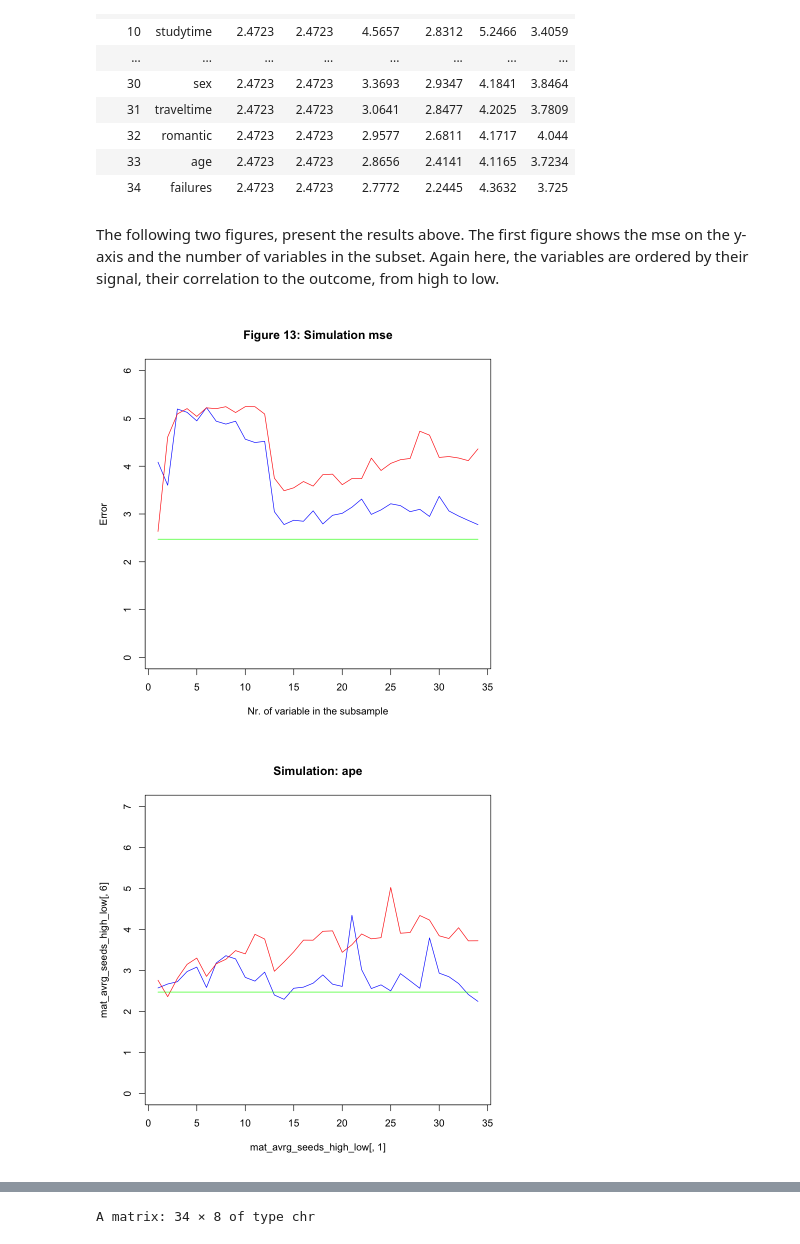
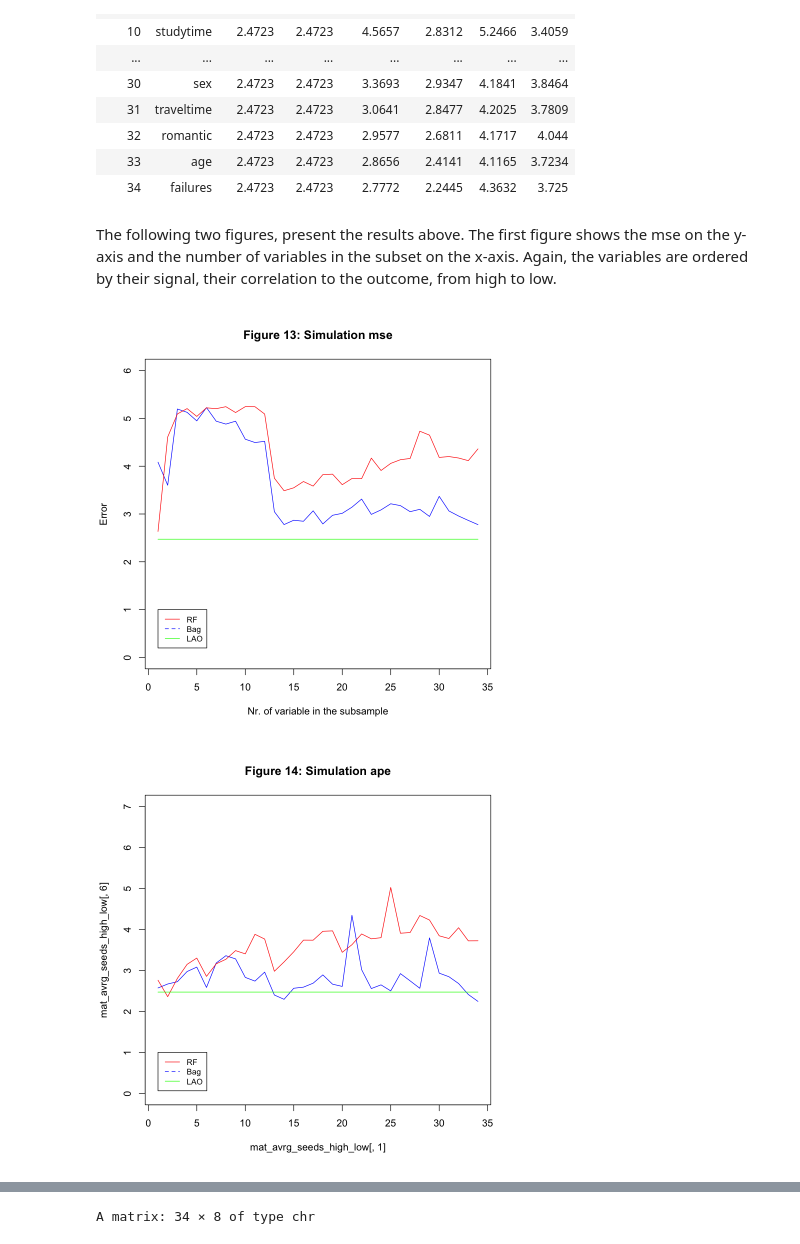
Before and after one commit to agaramow/student_performance, a Jupyter notebook: student_project.ipynb, the cells around one changed output, grey strips where cells are left out. Saved outputs shown, nothing was run; the diff lists cells and outputs as text; code cells hidden in the pictures.

```diff
--- a/student_project.ipynb
+++ b/student_project.ipynb
@@ -504,0 +541,6 @@ A matrix: 1 × 2 of type dbl
+# %%
+# Generate random seeds.
+nr_random_seeds <- 5 # Nr. of random seeds to be generated.
+set.seed(1010) # Set seed.
+random_seeds <- round(runif(nr_random_seeds, 1, 1000)) # Draw random seeds.
+random_seeds
@@ -504,0 +549,17 @@ A matrix: 1 × 2 of type dbl
+# %%
+# Loop through the random seeds generated above and calculate the average of
+# the mse and ape.
+for(si in random_seeds) {
+    set.seed(si)
+    train_test_list_ <- split_train_test_func(student_df, train_share)
+    train_ <- train_test_list_$train
+    test_ <- train_test_list_$test
+    lao_train_ <- train_$G2_math
+    lao_test_ <- test_$G2_math
+    lao_mse_ <- round(error_rate_func(lao_train_, train_$G3_math), 4)
+    lao_ape_ <- round(error_rate_func(lao_test_, test_$G3_math), 4)
+    lao_error_mat_ <- cbind(lao_mse_, lao_ape_)
+    lao_error_mat = (lao_error_mat + lao_error_mat_) / 2
+
+    print(lao_error_mat_)
+}
@@ -1110,20 +1193,24 @@ A matrix: 34 × 8 of type chr
 | 33 | age | 2.4723 | 2.4723 | 2.8656 | 2.4141 | 4.1165 | 3.7234 |
 | 34 | failures | 2.4723 | 2.4723 | 2.7772 | 2.2445 | 4.3632 | 3.725 |
 # %% [markdown]
-The following two figures, present the results above. The first figure shows the mse on the y-axis and the number of variables in the subset. Again here, the variables are ordered by their signal, their correlation to the outcome, from high to low.
+The following two figures, present the results above. The first figure shows the mse on the y-axis and the number of variables in the subset on the x-axis. Again, the variables are ordered by their signal, their correlation to the outcome, from high to low.
 # %%
 plot(mat_avrg_seeds_high_low[, 1], mat_avrg_seeds_high_low[, 5], type = "l",
      col = "blue", ylim = c(0, 6), main = "Figure 13: Simulation mse",
      xlab = "Nr. of variable in the subsample", ylab = "Error")
 lines(mat_avrg_seeds_high_low[, 1], mat_avrg_seeds_high_low[, 7], col = "red")
 lines(mat_avrg_seeds_high_low[, 1], mat_avrg_seeds_high_low[, 3], col = "green")
+legend(1, 1, legend=c("RF", "Bag", "LAO"),
+       col=c("red", "blue", "green"), lty=1:2, cex=0.8)
 # %% [output]
-[figure, old version]
+[figure, new version]
 # %%
 plot(mat_avrg_seeds_high_low[, 1], mat_avrg_seeds_high_low[, 6],
-     type = "l", col = "blue", ylim = c(0, 7), main = "Simulation: ape")
+     type = "l", col = "blue", ylim = c(0, 7), main = "Figure 14: Simulation ape",)
 lines(mat_avrg_seeds_high_low[, 1], mat_avrg_seeds_high_low[, 8], col = "red")
 lines(mat_avrg_seeds_high_low[, 1], mat_avrg_seeds_high_low[, 4], col = "green")
+legend(1, 1, legend=c("RF", "Bag", "LAO"),
+       col=c("red", "blue", "green"), lty=1:2, cex=0.8)
 # %% [output]
-[figure, old version]
+[figure, new version]
 # %% [markdown]
```
Also changed, not shown: parts of 71 cells of this notebook.
